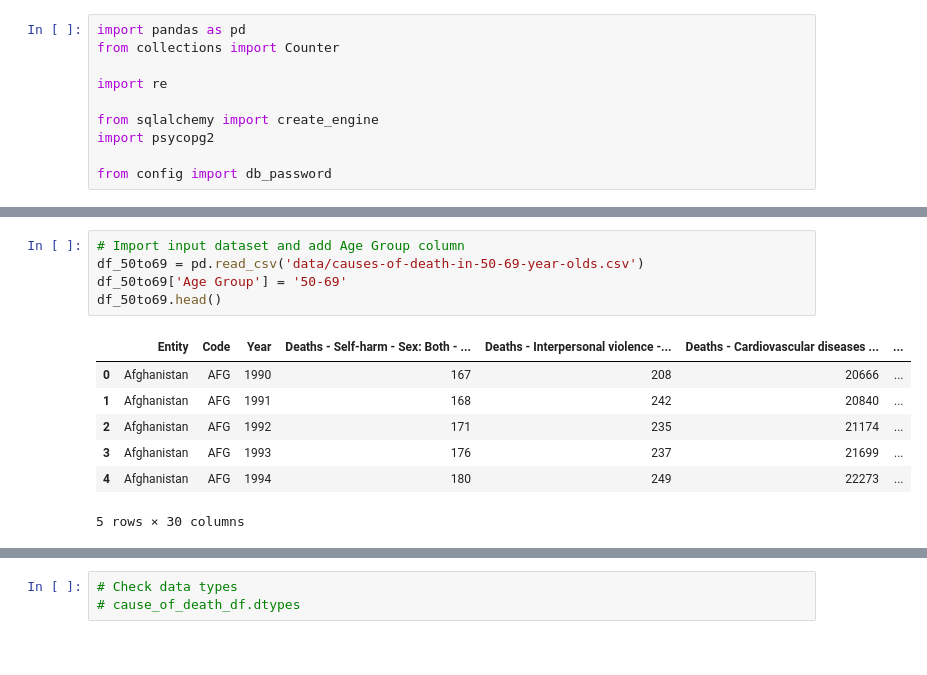
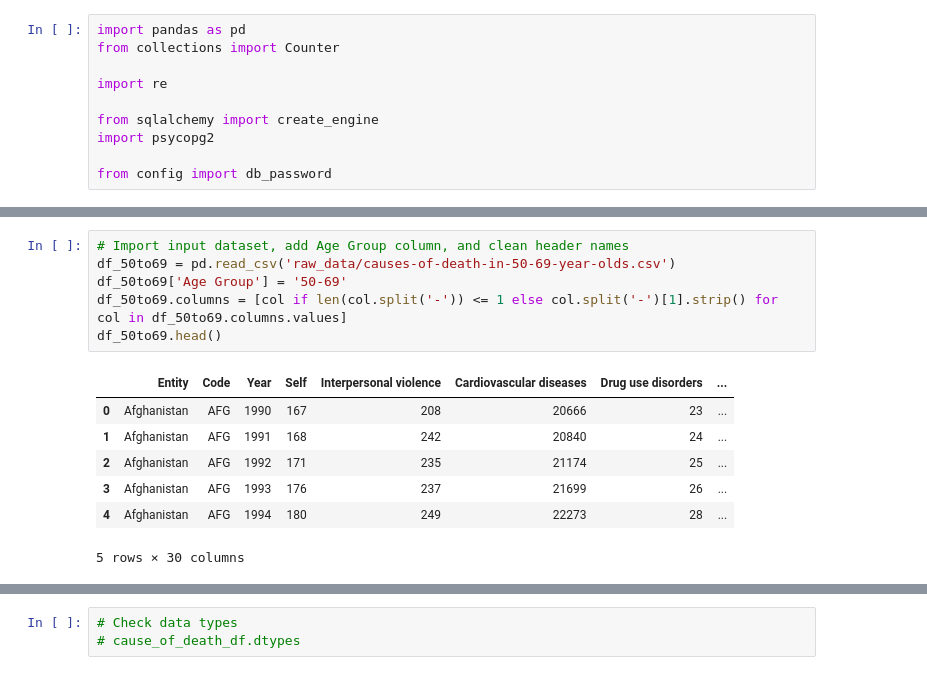
Before and after one commit to chgallegos/CAPSTONE-mortality-prediction, a Jupyter notebook: create_db_tables.ipynb, the cells around one changed output, grey strips where cells are left out. Saved outputs shown, nothing was run; the diff lists cells and outputs as text.

```diff
--- a/create_db_tables.ipynb
+++ b/create_db_tables.ipynb
@@ -128,13 +65,14 @@ cols_15to49
 # %%
-# Import input dataset and add Age Group column
-df_50to69 = pd.read_csv('data/causes-of-death-in-50-69-year-olds.csv')
+# Import input dataset, add Age Group column, and clean header names
+df_50to69 = pd.read_csv('raw_data/causes-of-death-in-50-69-year-olds.csv')
 df_50to69['Age Group'] = '50-69'
+df_50to69.columns = [col if len(col.split('-')) <= 1 else col.split('-')[1].strip() for col in df_50to69.columns.values]
 df_50to69.head()
 # %% [output]
-|  | Entity | Code | Year | Deaths - Self-harm - Sex: Both - ... | Deaths - Interpersonal violence -... | Deaths - Cardiovascular diseases ... | ... |
-| 0 | Afghanistan | AFG | 1990 | 167 | 208 | 20666 | ... |
-| 1 | Afghanistan | AFG | 1991 | 168 | 242 | 20840 | ... |
-| 2 | Afghanistan | AFG | 1992 | 171 | 235 | 21174 | ... |
-| 3 | Afghanistan | AFG | 1993 | 176 | 237 | 21699 | ... |
-| 4 | Afghanistan | AFG | 1994 | 180 | 249 | 22273 | ... |
+|  | Entity | Code | Year | Self | Interpersonal violence | Cardiovascular diseases | Drug use disorders | ... |
+| 0 | Afghanistan | AFG | 1990 | 167 | 208 | 20666 | 23 | ... |
+| 1 | Afghanistan | AFG | 1991 | 168 | 242 | 20840 | 24 | ... |
+| 2 | Afghanistan | AFG | 1992 | 171 | 235 | 21174 | 25 | ... |
+| 3 | Afghanistan | AFG | 1993 | 176 | 237 | 21699 | 26 | ... |
+| 4 | Afghanistan | AFG | 1994 | 180 | 249 | 22273 | 28 | ... |
 5 rows × 30 columns
```
Also changed, not shown: parts of 15 cells of this notebook.
